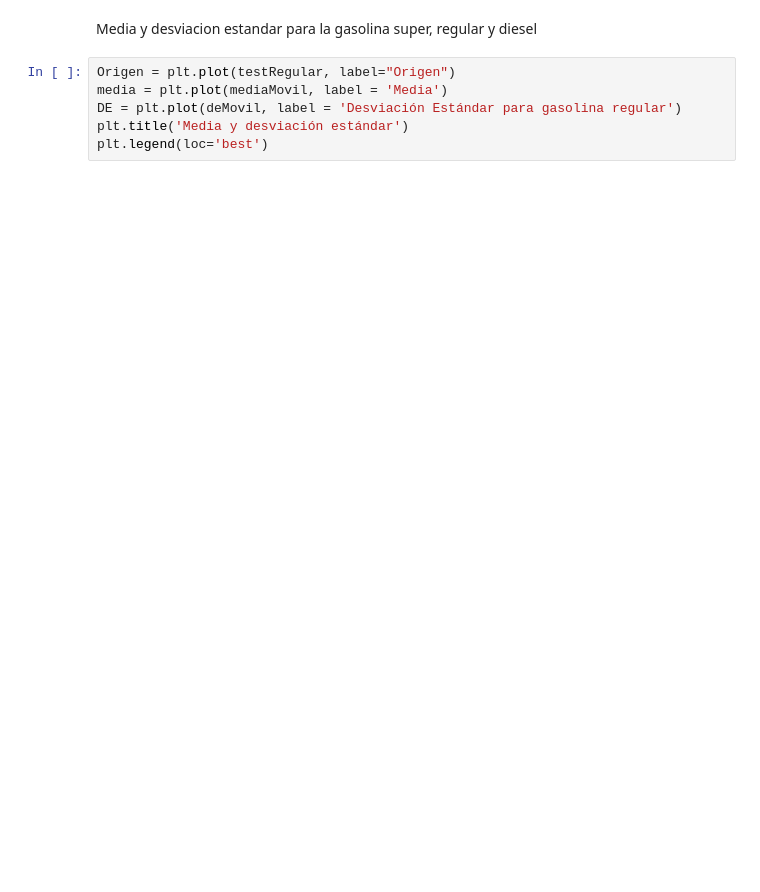
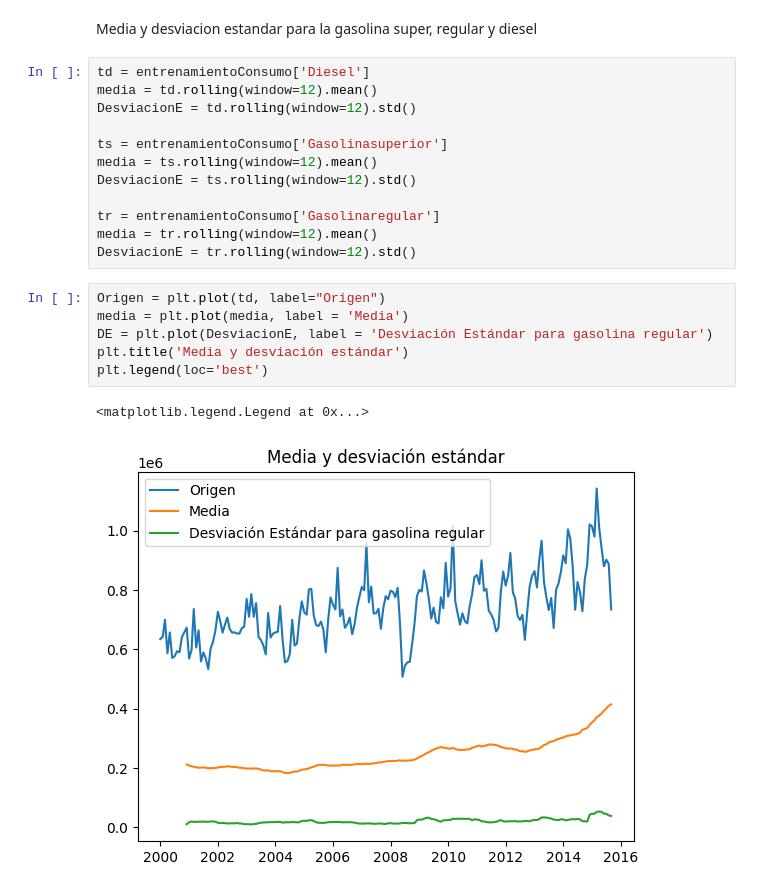
Before and after one commit to AndresQuinto5/HDT2-DS, a Jupyter notebook: HDT2-DS.ipynb, the cells around one changed output. Saved outputs shown, nothing was run; the diff lists cells and outputs as text; blank space fills up the shorter version.

```diff
--- a/HDT2-DS.ipynb
+++ b/HDT2-DS.ipynb
@@ -169,11 +347,26 @@ DeCompose.plot()
 # %% [markdown]
 Media y desviacion estandar para la gasolina super, regular y diesel
+# %%
+td = entrenamientoConsumo['Diesel']
+media = td.rolling(window=12).mean()
+DesviacionE = td.rolling(window=12).std()
+
+ts = entrenamientoConsumo['Gasolinasuperior']
+media = ts.rolling(window=12).mean()
+DesviacionE = ts.rolling(window=12).std()
+
+tr = entrenamientoConsumo['Gasolinaregular']
+media = tr.rolling(window=12).mean()
+DesviacionE = tr.rolling(window=12).std()
 # %%
-Origen = plt.plot(testRegular, label="Origen")
-media = plt.plot(mediaMovil, label = 'Media')
-DE = plt.plot(deMovil, label = 'Desviación Estándar para gasolina regular')
+Origen = plt.plot(td, label="Origen")
+media = plt.plot(media, label = 'Media')
+DE = plt.plot(DesviacionE, label = 'Desviación Estándar para gasolina regular')
 plt.title('Media y desviación estándar')
 plt.legend(loc='best')
+# %% [output]
+<matplotlib.legend.Legend at 0x...>
+[figure, added]
 # %%
 Origen = plt.plot(testSuper, label="Origen")
 media = plt.plot(mediaMovil, label = 'Media')
```
Also changed, not shown: parts of 25 cells of this notebook.
